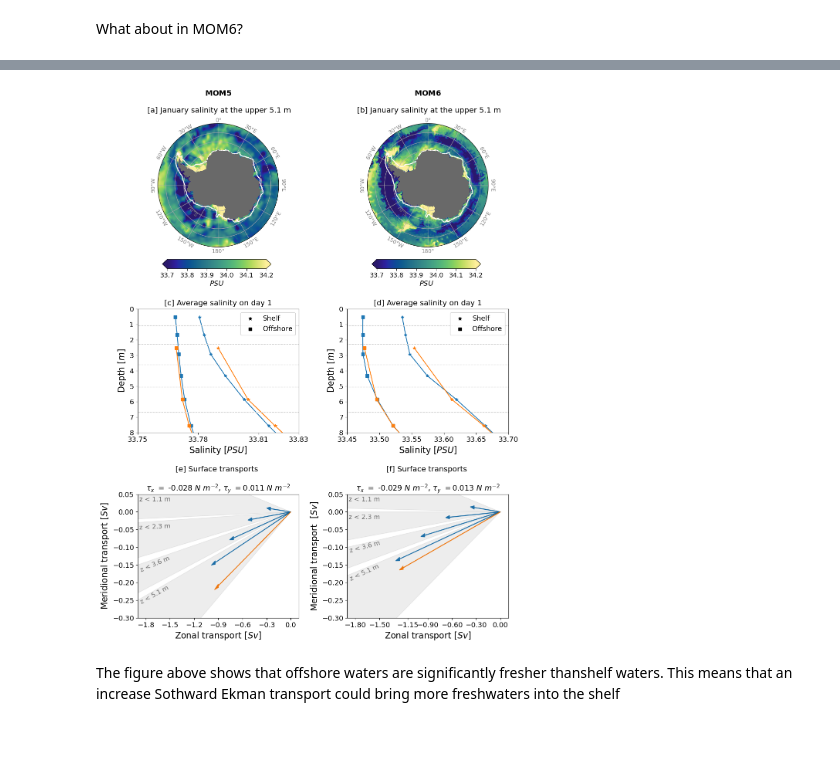
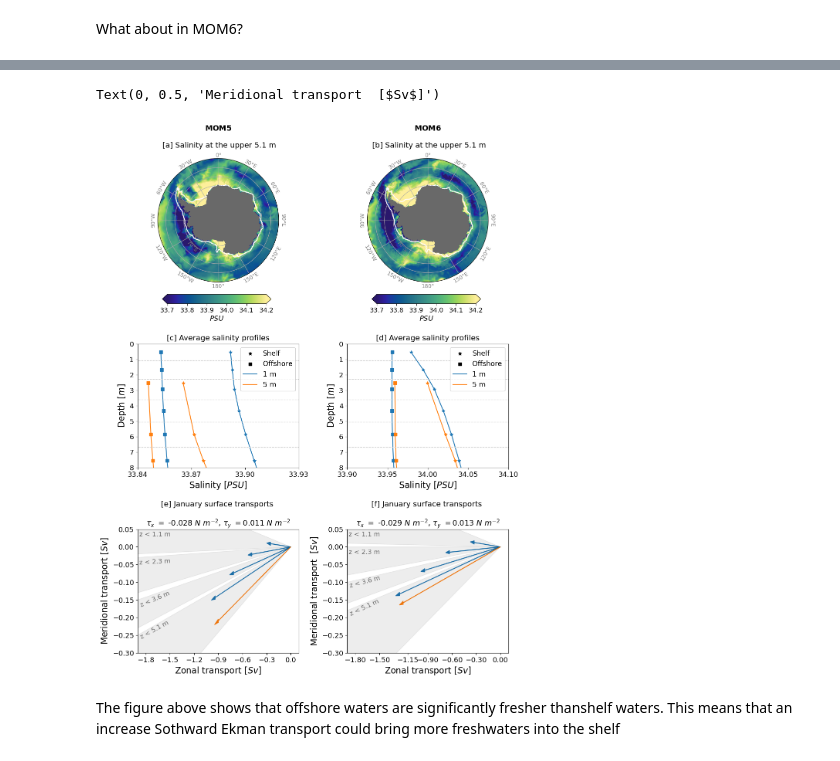
Before and after one commit to willaguiar/DSW-collaborative-project, a Jupyter notebook: JupyterCodes/Figs_codes/Figs_part_1.ipynb, the cells around one changed output, grey strips where cells are left out. Saved outputs shown, nothing was run; the diff lists cells and outputs as text; code cells hidden in the pictures.

```diff
--- a/JupyterCodes/Figs_codes/Figs_part_1.ipynb
+++ b/JupyterCodes/Figs_codes/Figs_part_1.ipynb
@@ -2498,0 +3490,17 @@ rate_change_with_Sgradient,rate_change_without_Sgradient,rate_change_without_Tgr
+# %%
+#on the shelf, reoving the Antarctic peninsula
+S_MOM6_1m_shelfmean_day0 = S_MOM6_1m_fulldepth.where((S_MOM6_1m_fulldepth.xh > -60)|(S_MOM6_1m_fulldepth.xh < -100)).where(shelf_mask_MOM6==1).\
+weighted(areacello_shelf.fillna(0)).mean(('xh','yh')).load()
+
+S_MOM6_5m_shelfmean_day0 = S_MOM6_5m_fulldepth.where((S_MOM6_5m_fulldepth.xh > -60)|(S_MOM6_5m_fulldepth.xh < -100)).where(shelf_mask_MOM6==1).\
+weighted(areacello_shelf.fillna(0)).mean(('xh','yh')).load()
+
+
+#off the shelf
+S_MOM6_1m_offshoremean_day0 = S_MOM6_1m_fulldepth.sel(yh=offshore_lat_limit)\
+.where(shelf_mask_MOM6==0).\
+weighted(areacello.fillna(0)).mean(('xh','yh')).load()
+
+S_MOM6_5m_offshoremean_day0 = S_MOM6_5m_fulldepth.sel(yh=offshore_lat_limit)\
+.where(shelf_mask_MOM6==0).\
+weighted(areacello.fillna(0)).mean(('xh','yh')).load()
@@ -2569,7 +3604,7 @@ cb325.ax.set_xlabel('Surface water mass \n transformation ' +
 
 
 
-ax325.set_title(r"$\bf{MOM5}$" + '\n \n [a] January salinity at the upper 5.1 m', pad=20, fontsize=14)
+ax325.set_title(r"$\bf{MOM5}$" + '\n \n [a] Salinity at the upper 5.1 m', pad=20, fontsize=14)
 
 pos = ax325.get_position()
 
@@ -2645,7 +3680,7 @@ cb326.ax.set_xlabel('Surface water mass \n transformation ' +
 
 
 
-ax326.set_title(r"$\bf{MOM6}$" + '\n \n [b] January salinity at the upper 5.1 m', pad=20, fontsize=14)
+ax326.set_title(r"$\bf{MOM6}$" + '\n \n [b] Salinity at the upper 5.1 m', pad=20, fontsize=14)
 
 pos_2 = ax326.get_position()
 
@@ -2675,19 +3710,24 @@ S_MOM5_5m_offshoremean_day0.plot(y='st_ocean',marker='s',color='tab:orange')
 
 plt.scatter([0,0],[0,0],color='black',marker='*', s=40, label = 'Shelf')
 plt.scatter([0,0],[0,0],color='black',marker='s', s=40, label = 'Offshore')
+plt.plot([0,0],[0,0],color='tab:blue', label = '1 m')
+plt.plot([0,0],[0,0],color='tab:orange', label = '5 m')
 
 for n in range(6):
     plt.plot([33,34],[sw_ocean_1m[n], sw_ocean_1m[n]],color='lightgrey',linestyle='--',linewidth=1)
 
+#plt.xticks(ticks = [33.60, 33.65,33.70,33.75,33.8,33.85,33.9,33.95,34,34.05,34.1,34.15], fontsize=13);
+plt.xticks(ticks = [33.84,33.87,33.9,33.93], fontsize=13);
 plt.ylim(8,0)
-plt.xlim(33.75,33.83)
+plt.xlim(33.84,33.93)#33.75,33.83
+#plt.xlim(33.78,33.9)
 plt.legend()
 plt.xlabel(r'Salinity [$PSU$]', fontsize = 16)
 plt.ylabel( r'Depth [$m$]', fontsize=16)
 plt.legend(fontsize=13)
-plt.title('[c] Average salinity on day 1',fontsize=14)
+plt.title('[c] Average salinity profiles',fontsize=14)
 plt.yticks(fontsize=13);
-plt.xticks(ticks = [33.75, 33.78, 33.81, 33.83], fontsize=13);
+
 
 
 plt.subplot(3,2,4)
@@ -2700,19 +3740,23 @@ S_MOM6_5m_offshoremean_day0.plot(y='z_l',marker='s',color='tab:orange')
 
 plt.scatter([0,0],[0,0],color='black',marker='*', s=40, label = 'Shelf')
 plt.scatter([0,0],[0,0],color='black',marker='s', s=40, label = 'Offshore')
+plt.plot([0,0],[0,0],color='tab:blue', label = '1 m')
+plt.plot([0,0],[0,0],color='tab:orange', label = '5 m')
 
 for n in range(6):
-    plt.plot([33,34],[sw_ocean_1m[n], sw_ocean_1m[n]],color='lightgrey',linestyle='--',linewidth=1)
+    plt.plot([33,35],[sw_ocean_1m[n], sw_ocean_1m[n]],color='lightgrey',linestyle='--',linewidth=1)
 
+plt.xticks(ticks= [33.60,33.65,33.7,33.75,33.8,33.85,33.9,33.95,34,34.05,34.1,34.15], fontsize=13);
 plt.ylim(8,0)
-plt.xlim(33.45,33.7)
+plt.xlim(33.9,34.1)
+#plt.xlim(34.255,34.2555)
 plt.legend()
 plt.xlabel(r'Salinity [$PSU$]', fontsize = 16)
 plt.ylabel( r'Depth [$m$]', fontsize=16)
 plt.legend(fontsize=13)
-plt.title('[d] Average salinity on day 1',fontsize=14)
+plt.title('[d] Average salinity profiles',fontsize=14)
 plt.yticks(fontsize=13);
-plt.xticks(ticks= [33.45, 33.5,33.55,33.6,33.65,33.7], fontsize=13);
+
 
 
 
@@ -2772,14 +3816,14 @@ plt.arrow(0,0,U_transport_1m.isel(st_ocean=slice(0,3)).sum('st_ocean')/1e6,\
 plt.arrow(0,0,U_transport_1m.isel(st_ocean=slice(0,4)).sum('st_ocean')/1e6,\
           V_transport_1m.isel(st_ocean=slice(0,4)).sum('st_ocean')/1e6,\
           head_width=1e-2,head_length=5e-2,color='tab:blue')
-# plt.text(-1.33,-.19,str(Transport_1m_5mdepth) + ' Sv',color='tab:blue',\
-#          rotation = 29,fontsize=13)
+#plt.text(-1.33,-.19,str(Transport_1m_5mdepth) + ' Sv',color='tab:blue',\
+#         rotation = 29,fontsize=13)
 
 plt.arrow(0,0,U_transport_5m.isel(st_ocean=0)/1e6,V_transport_5m.isel(st_ocean=0)/1e6,\
           head_width=1e-2,head_length=5e-2,color='tab:orange')
 
-# plt.text(-1.27,-.27,str(Transport_5m_5mdepth) + ' Sv',color='tab:orange',\
-#          rotation = 34,fontsize=13)
+#plt.text(-1.27,-.27,str(Transport_5m_5mdepth) + ' Sv',color='tab:orange',\
+#         rotation = 34,fontsize=13)
 
 ax5.add_patch(MOM5_5m_poly)
 plt.text(-1.88, -0.26,r'z < 5.1 m ',rotation=29,  color='dimgray',fontsize=12)
@@ -2800,7 +3844,7 @@ plt.xlabel(r'Zonal transport [$Sv$]', fontsize = 16)
 plt.ylabel( r'Meridional transport [$Sv$]', fontsize=16)
 plt.xlim(-1.9,.1)
 plt.ylim(-.3,.05)
-plt.title('[e] Surface transports \n \n' + r'$\tau_x\ =$ ' + str(np.round(MOM5_𝜏xmean_1m.values,3)) +\
+plt.title('[e] January surface transports \n \n' + r'$\tau_x\ =$ ' + str(np.round(MOM5_𝜏xmean_1m.values,3)) +\
           r' $N\ m^{-2}$, $\tau_y\ =$' + str(np.round(MOM5_𝜏ymean_1m.values,3)) + r' $N\ m^{-2}$',fontsize=14)
 
 
@@ -2808,20 +3852,6 @@ plt.title('[e] Surface transports \n \n' + r'$\tau_x\ =$ ' + str(np.round(MOM5_
 
 
 ############ MOM6 transports ###########################
-
-
-
-
-
-
-
-
-
-
-
-
-
-
 ax6 = plt.subplot(326)
 
 ### top cell
@@ -2849,37 +3879,38 @@ plt.arrow(0,0,MOM6_U_transport_1m.isel(z_l=slice(0,4)).sum('z_l')/1e6,\
 
 plt.arrow(0,0,MOM6_U_transport_5m.isel(z_l=0)/1e6,MOM6_V_transport_5m.isel(z_l=0)/1e6,\
           head_width=1e-2,head_length=5e-2,color='tab:orange')
 
 # plt.text(-1.58,-.225,str(MOM6_Transport_5m_5mdepth) + ' Sv',color='tab:orange',\
 #          rotation = 23,fontsize=13)
 
 ax6.add_patch(MOM6_5m_poly)
 plt.text(-1.88, -0.195,r'z < 5.1 m ',rotation=25,color='dimgray',fontsize=12)
 
 ax6.add_patch(MOM6_3m_poly)
 plt.text(-1.88, -0.115,r'z < 3.6 m ',rotation=15,color='dimgray',fontsize=12)
 
 ax6.add_patch(MOM6_2m_poly)
 plt.text(-1.88, -0.02,r'z < 2.3 m ',  color='dimgray',fontsize=12)
 
 
 ax6.add_patch(MOM6_1m_poly)
 plt.text(-1.88, 0.03,r'z < 1.1 m ', color='dimgray',fontsize=12)
 
-plt.title('[f] Surface transports \n \n' + r'$\tau_x\ =$ ' + str(np.round(MOM6_𝜏xmean_1m.values,3)) +\
+plt.title('[f] January surface transports \n \n' + r'$\tau_x\ =$ ' + str(np.round(MOM6_𝜏xmean_1m.values,3)) +\
           r' $N\ m^{-2}$, $\tau_y\ =$' + str(np.round(MOM6_𝜏ymean_1m.values,3)) + r' $N\ m^{-2}$',fontsize=14)
 
 plt.yticks(fontsize=13);
 plt.xticks(ticks=[-1.8, -1.5, -1.15, -0.9, -0.6, -0.3, 0 ],fontsize=13);
 plt.xlim(-1.9,.1)
 plt.ylim(-.3,.05)
 plt.xlabel(r'Zonal transport [$Sv$]', fontsize = 16)
 plt.ylabel( r'Meridional transport  [$Sv$]', fontsize=16)
 
-plt.savefig(figpath+'V13_Figure_6.png',dpi=300,bbox_inches='tight')
-plt.savefig(figpath+'V13_Figure_6.pdf',dpi=300,bbox_inches='tight')
+# plt.savefig(figpath+'Rv0_Figure_6.png',dpi=300,bbox_inches='tight')
+# plt.savefig(figpath+'Rv0_Figure_6.pdf',dpi=300,bbox_inches='tight')
 # %% [output]
+Text(0, 0.5, 'Meridional transport  [$Sv$]')
-[figure, old version]
+[figure, new version]
 # %% [markdown]
 The figure above shows that offshore waters are significantly fresher thanshelf waters. This means that an increase Sothward Ekman transport could bring more freshwaters into the shelf
 # %% [markdown]
```
Also changed, not shown: parts of 94 cells of this notebook, 2 other files.
